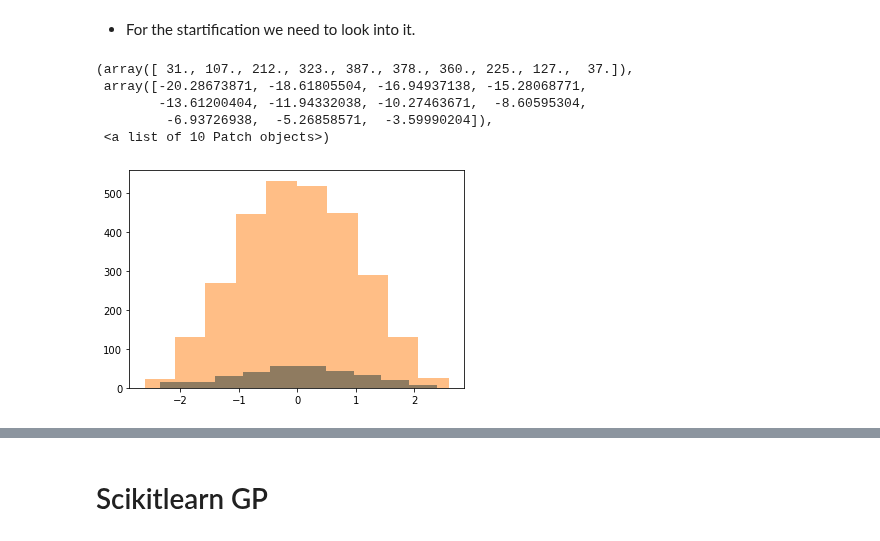
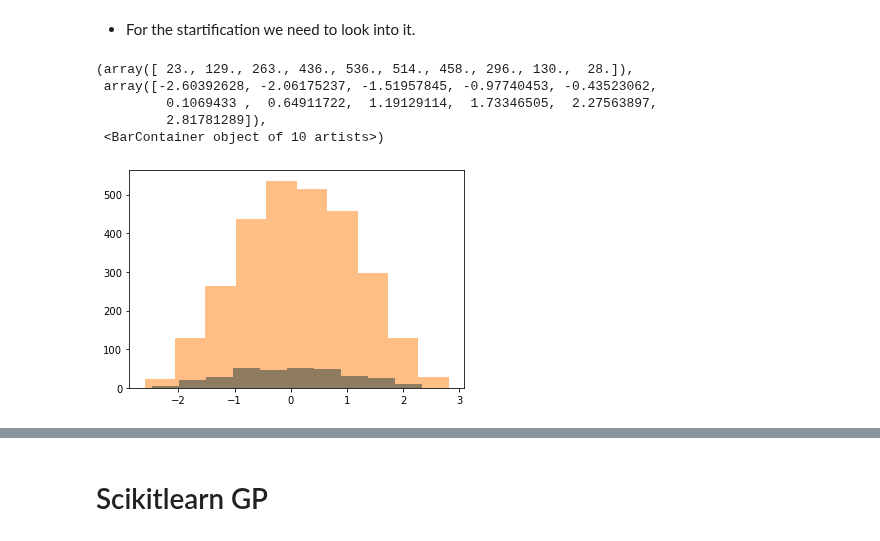
Before and after one commit to byooooo/dispersant_screening_PAL, a Jupyter notebook: notebooks/gp.ipynb, the cells around one changed output, grey strips where cells are left out. Drawn from its saved outputs; the diff is of its cells as text; code cells hidden in the pictures.

```diff
--- a/notebooks/gp.ipynb
+++ b/notebooks/gp.ipynb
@@ -22,7 +22,7 @@ import matplotlib.pyplot as plt
 %matplotlib inline
 
 DATADIR = '../data'
-TRAIN_SIZE = 0.70
+TRAIN_SIZE = 0.10
 
 import sys
 sys.path.append('..')
@@ -35,13 +35,17 @@ from dispersant_screener.definitions import *
 df_full_factorial = pd.read_csv(os.path.join(DATADIR, 'full_fact.csv'))
 # %%
 NFEAT = len(FEATURES)
+# TARGETS = ['deltaGmin', 'A2_normalized']
+TARGETS = ['deltaGmin', 'deltaGmax']
 # %%
 df_full_factorial = pd.read_csv(os.path.join(DATADIR, 'full_fact.csv'))
-new_A2 = pd.read_csv(os.path.join(DATADIR, 'b1-b21_random_virial_large.csv'))['A2_normalized']
+new_A2 = pd.read_csv(os.path.join(DATADIR, 'b1-b21_random_virial_large_new.csv'))['A2_normalized']
+deltaGmax = pd.read_csv(os.path.join(DATADIR, 'b1-b21_random_virial_large_new.csv'))['deltaGmax']
 # new_A2 = pd.read_csv(os.path.join(DATADIR, 'b1-b21_random_virial_large.csv'))['A2_unnormalized']
 
 # replace old A2 values with newly calculated values
 df_full_factorial['A2_normalized'] = new_A2
+df_full_factorial['deltaGmax'] = deltaGmax
 df_full_factorial['1_N'] = df_full_factorial['total_count']
 # %%
 X = df_full_factorial[FEATURES]
@@ -68,11 +72,11 @@ y1_test = label1_scaler.transform(np.array(y_test)[:,0].reshape(-1,1))
 # %%
-plt.hist(y_train.values[:,0])
-plt.hist(y_train.values[:,0],alpha=0.5)
+plt.hist(y1_train)#.values[:,0])
+plt.hist(y1_test,alpha=0.5)#.values[:,0],alpha=0.5)
 # %% [output]
-(array([ 31., 107., 212., 323., 387., 378., 360., 225., 127.,  37.]),
- array([-20.28673871, -18.61805504, -16.94937138, -15.28068771,
-        -13.61200404, -11.94332038, -10.27463671,  -8.60595304,
-         -6.93726938,  -5.26858571,  -3.59990204]),
- <a list of 10 Patch objects>)
+(array([ 23., 129., 263., 436., 536., 514., 458., 296., 130.,  28.]),
+ array([-2.60392628, -2.06175237, -1.51957845, -0.97740453, -0.43523062,
+         0.1069433 ,  0.64911722,  1.19129114,  1.73346505,  2.27563897,
+         2.81781289]),
+ <BarContainer object of 10 artists>)
-[figure, old version]
+[figure, new version]
 # %%
```
Also changed, not shown: parts of 8 cells of this notebook.
